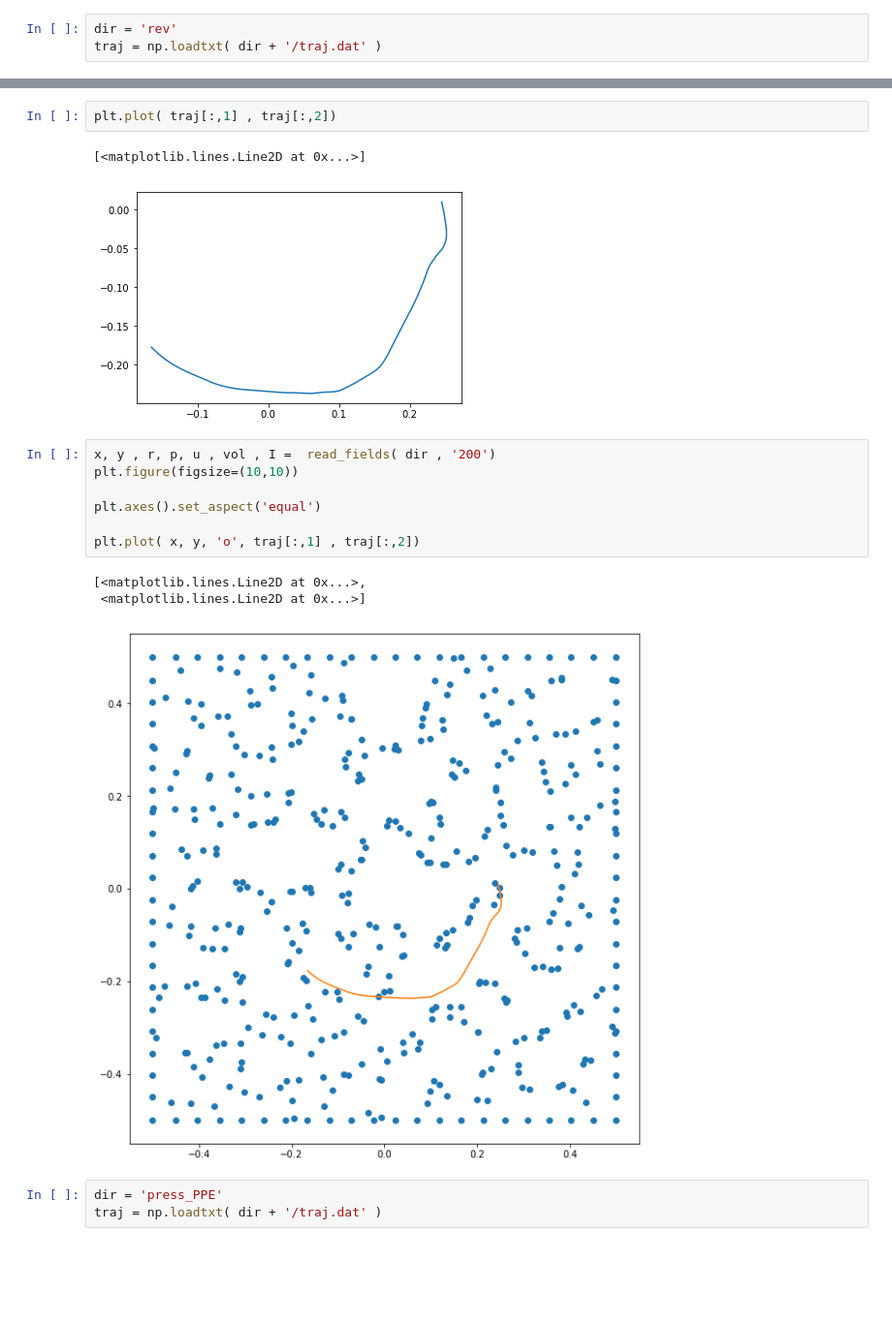
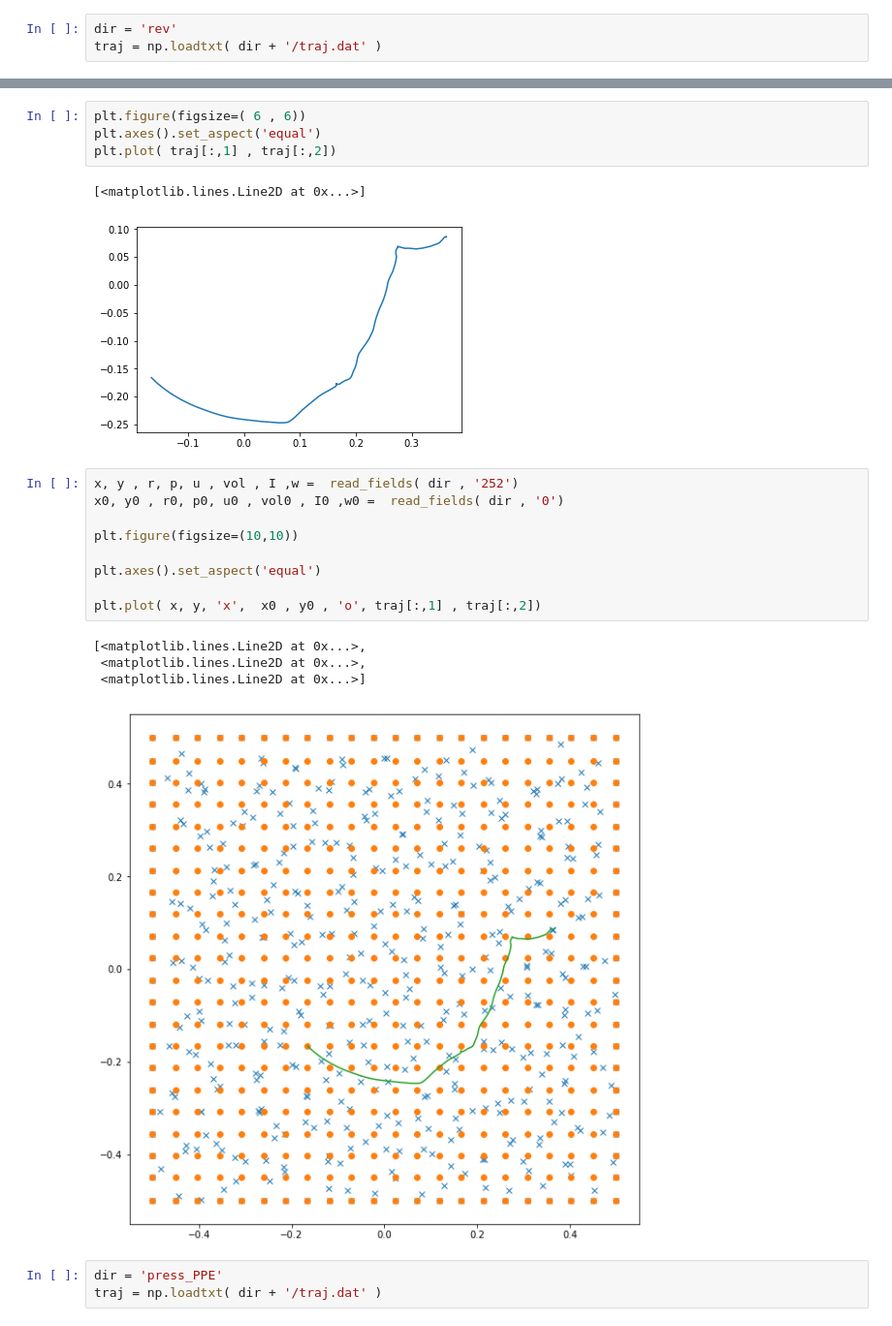
Before and after one commit to ddcampayo/WaaG, a Jupyter notebook: Plot_fields.ipynb, the cells around one changed output, grey strips where cells are left out. Shown at 97% size. Saved outputs shown, nothing was run; the diff lists cells and outputs as text; blank space fills up the shorter version.

```diff
--- a/Plot_fields.ipynb
+++ b/Plot_fields.ipynb
@@ -114,19 +114,24 @@ plt.plot( traj[:,0] , traj[:,1])
 # %%
+plt.figure(figsize=( 6 , 6))
+plt.axes().set_aspect('equal')
 plt.plot( traj[:,1] , traj[:,2])
 # %% [output]
 [<matplotlib.lines.Line2D at 0x...>]
-[figure, old version]
+[figure, new version]
 # %%
-x, y , r, p, u , vol , I =  read_fields( dir , '200')
+x, y , r, p, u , vol , I ,w =  read_fields( dir , '252')
+x0, y0 , r0, p0, u0 , vol0 , I0 ,w0 =  read_fields( dir , '0')
+
 plt.figure(figsize=(10,10))
 
 plt.axes().set_aspect('equal')
 
-plt.plot( x, y, 'o', traj[:,1] , traj[:,2])
+plt.plot( x, y, 'x',  x0 , y0 , 'o', traj[:,1] , traj[:,2])
 # %% [output]
 [<matplotlib.lines.Line2D at 0x...>,
+ <matplotlib.lines.Line2D at 0x...>,
  <matplotlib.lines.Line2D at 0x...>]
-[figure, old version]
+[figure, new version]
 # %%
 dir = 'press_PPE'
 traj = np.loadtxt( dir + '/traj.dat' )
```
Also changed, not shown: parts of 3 cells of this notebook, 5 other files.
